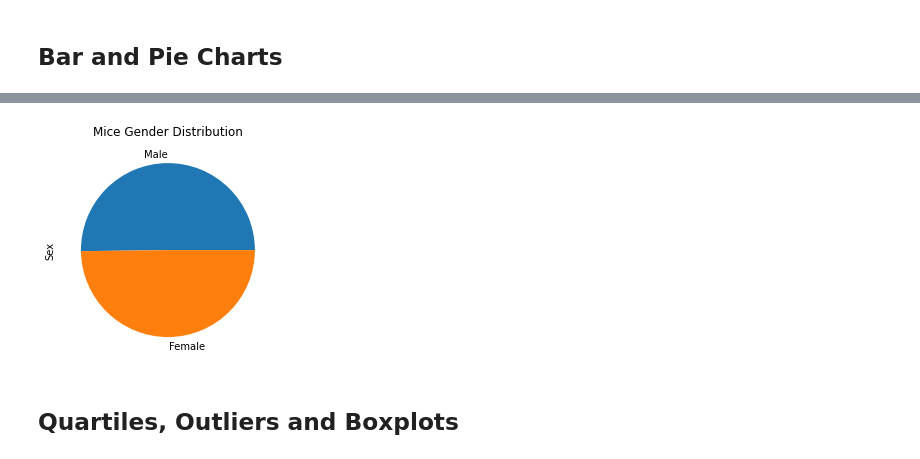
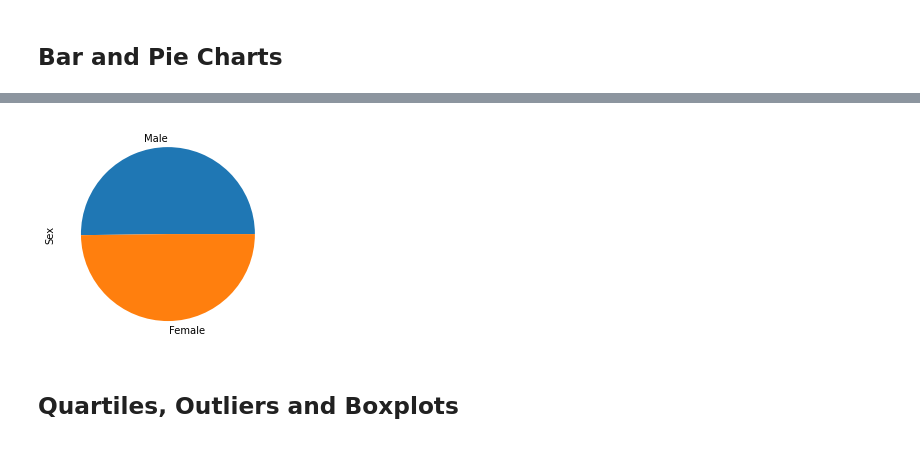
Before and after one commit to simoncastellanos9/matplotlib-challenge, a Jupyter notebook: pymaceuticals.ipynb, the cells around one changed output, grey strips where cells are left out. Cells and saved outputs as stored; diff of their text form; code cells hidden in the pictures.

```diff
--- a/pymaceuticals.ipynb
+++ b/pymaceuticals.ipynb
@@ -111,12 +131,12 @@ drug_chart = drug_regimen.plot(kind='bar',title ='Mice by Drugs')
 # %%
 # Generate a pie plot showing the distribution of female versus male mice using pandas
-mice_sex = mouse_data[['Mouse ID','Sex']].drop_duplicates()
-mice_gender = mice_sex['Sex'].value_counts()
-mice_gender_df = pd.DataFrame({"Sex":mice_gender})
-
-mice_pie = mice_gender.plot(kind="pie", y="Sex", title ="Mice Gender Distribution")
+mice_sex = mouse_data.drop_duplicates(
+  subset = ['Mouse ID', 'Sex'],
+  keep = 'last')
+sex_count = mice_sex['Sex'].value_counts()
+sex_chart = sex_count.plot(kind="pie")
 # %% [output]
-[figure, old version]
+[figure, new version]
 # %%
 # Generate a pie plot showing the distribution of female versus male mice using pyplot
 # %% [markdown]
```
Also changed, not shown: parts of 4 cells of this notebook.
